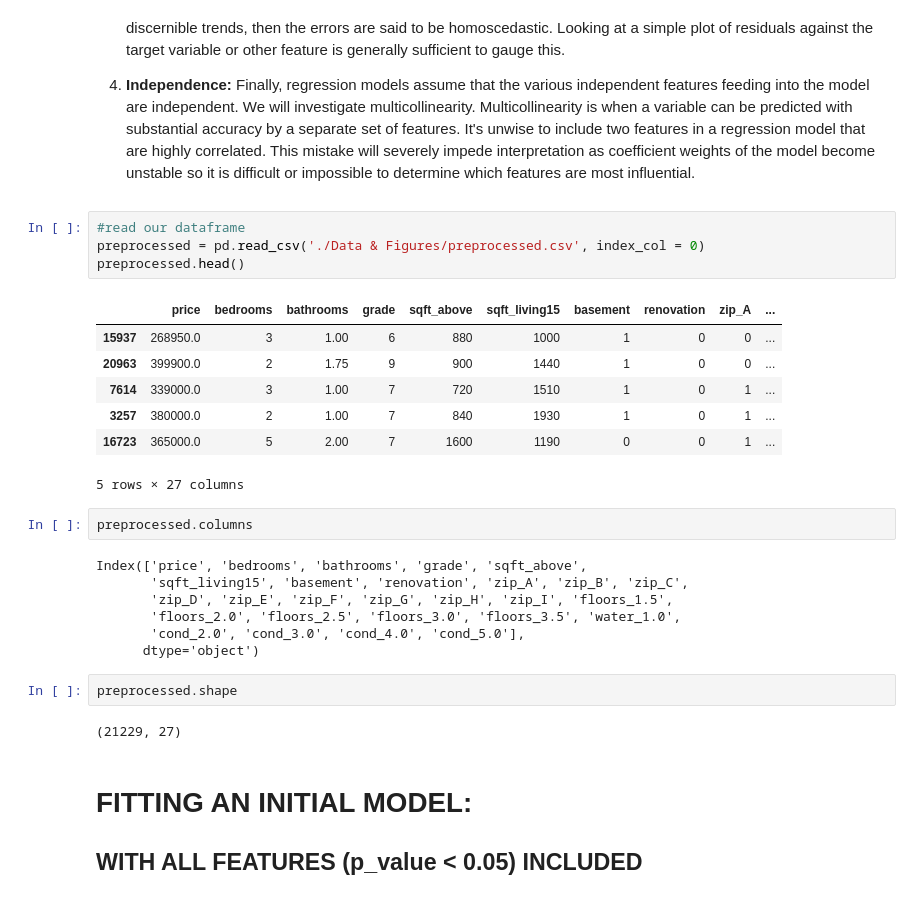
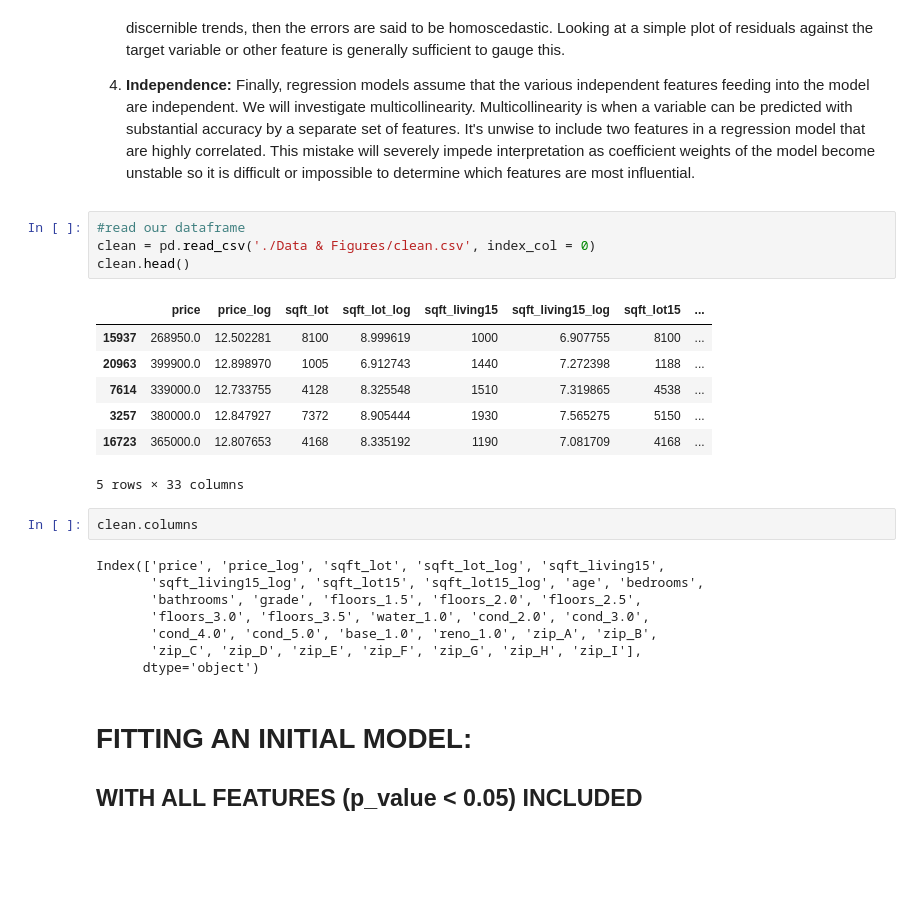
Before and after one commit to baotramduong/Portfolio_Project_Multivariate_Linear_Regression_King_County_Housing, a Jupyter notebook: Part II - Machine Learning.ipynb, the cells around one changed output. Cells and saved outputs as stored; diff of their text form; blank space fills up the shorter version.

```diff
--- a/Part II - Machine Learning.ipynb
+++ b/Part II - Machine Learning.ipynb
@@ -18,29 +18,26 @@ Recall that there are four main assumptions underlying a linear regression model
 4. **Independence:** Finally, regression models assume that the various independent features feeding into the model are independent. We will investigate multicollinearity. Multicollinearity is when a variable can be predicted with substantial accuracy by a separate set of features. It's unwise to include two features in a regression model that are highly correlated. This mistake will severely impede interpretation as coefficient weights of the model become unstable so it is difficult or impossible to determine which features are most influential.
 # %%
 #read our dataframe
-preprocessed = pd.read_csv('./Data & Figures/preprocessed.csv', index_col = 0)
-preprocessed.head()
+clean = pd.read_csv('./Data & Figures/clean.csv', index_col = 0)
+clean.head()
 # %% [output]
-|  | price | bedrooms | bathrooms | grade | sqft_above | sqft_living15 | basement | renovation | zip_A | ... |
-| 15937 | 268950.0 | 3 | 1.00 | 6 | 880 | 1000 | 1 | 0 | 0 | ... |
-| 20963 | 399900.0 | 2 | 1.75 | 9 | 900 | 1440 | 1 | 0 | 0 | ... |
-| 7614 | 339000.0 | 3 | 1.00 | 7 | 720 | 1510 | 1 | 0 | 1 | ... |
-| 3257 | 380000.0 | 2 | 1.00 | 7 | 840 | 1930 | 1 | 0 | 1 | ... |
-| 16723 | 365000.0 | 5 | 2.00 | 7 | 1600 | 1190 | 0 | 0 | 1 | ... |
+|  | price | price_log | sqft_lot | sqft_lot_log | sqft_living15 | sqft_living15_log | sqft_lot15 | ... |
+| 15937 | 268950.0 | 12.502281 | 8100 | 8.999619 | 1000 | 6.907755 | 8100 | ... |
+| 20963 | 399900.0 | 12.898970 | 1005 | 6.912743 | 1440 | 7.272398 | 1188 | ... |
+| 7614 | 339000.0 | 12.733755 | 4128 | 8.325548 | 1510 | 7.319865 | 4538 | ... |
+| 3257 | 380000.0 | 12.847927 | 7372 | 8.905444 | 1930 | 7.565275 | 5150 | ... |
+| 16723 | 365000.0 | 12.807653 | 4168 | 8.335192 | 1190 | 7.081709 | 4168 | ... |
-5 rows × 27 columns
+5 rows × 33 columns
 # %%
-preprocessed.columns
+clean.columns
 # %% [output]
-Index(['price', 'bedrooms', 'bathrooms', 'grade', 'sqft_above',
-       'sqft_living15', 'basement', 'renovation', 'zip_A', 'zip_B', 'zip_C',
-       'zip_D', 'zip_E', 'zip_F', 'zip_G', 'zip_H', 'zip_I', 'floors_1.5',
-       'floors_2.0', 'floors_2.5', 'floors_3.0', 'floors_3.5', 'water_1.0',
-       'cond_2.0', 'cond_3.0', 'cond_4.0', 'cond_5.0'],
+Index(['price', 'price_log', 'sqft_lot', 'sqft_lot_log', 'sqft_living15',
+       'sqft_living15_log', 'sqft_lot15', 'sqft_lot15_log', 'age', 'bedrooms',
+       'bathrooms', 'grade', 'floors_1.5', 'floors_2.0', 'floors_2.5',
+       'floors_3.0', 'floors_3.5', 'water_1.0', 'cond_2.0', 'cond_3.0',
+       'cond_4.0', 'cond_5.0', 'base_1.0', 'reno_1.0', 'zip_A', 'zip_B',
+       'zip_C', 'zip_D', 'zip_E', 'zip_F', 'zip_G', 'zip_H', 'zip_I'],
       dtype='object')
-# %%
-preprocessed.shape
-# %% [output]
-(21229, 27)
 # %% [markdown]
 # FITTING AN INITIAL MODEL:
 ## WITH ALL FEATURES (p_value < 0.05) INCLUDED
```
Also changed, not shown: parts of 76 cells of this notebook.
